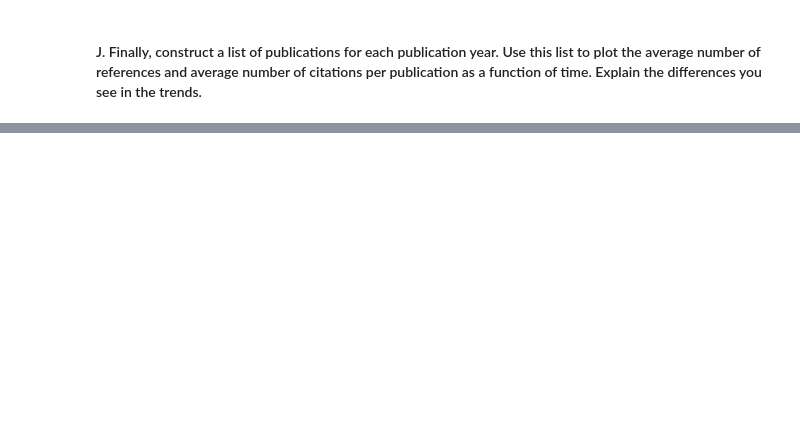
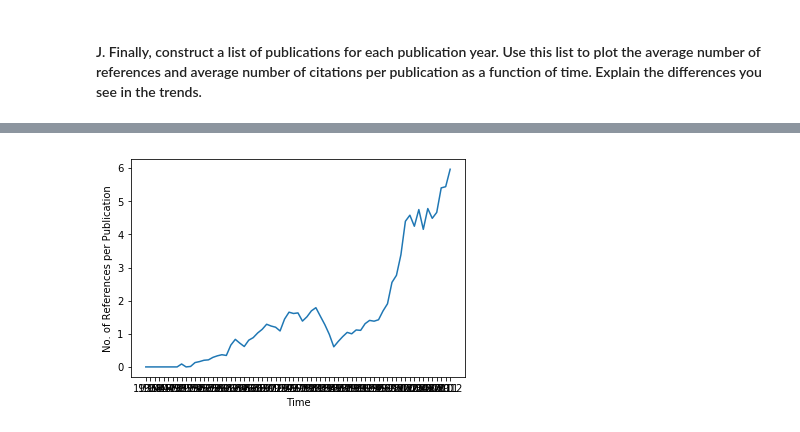
Before and after one commit to sahilgandhi94/6220, a Jupyter notebook: hw1/p1.ipynb, the cells around one changed output, grey strips where cells are left out. Cells and saved outputs as stored; diff of their text form; code cells hidden in the pictures; blank space fills up the shorter version.

```diff
--- a/hw1/p1.ipynb
+++ b/hw1/p1.ipynb
@@ -252,0 +426,7 @@ sorted(restricted_impact, key=lambda x:x['impact'], reverse=True)[:1]
+# %%
+plt.plot(sorted_yearly_pubs[YEAR], sorted_yearly_pubs['avg_references'])
+plt.xlabel('Time')
+plt.ylabel('No. of References per Publication')
+plt.show()
+# %% [output]
+[figure, added]
```
Also changed, not shown: parts of 29 cells of this notebook, 6 other files.
